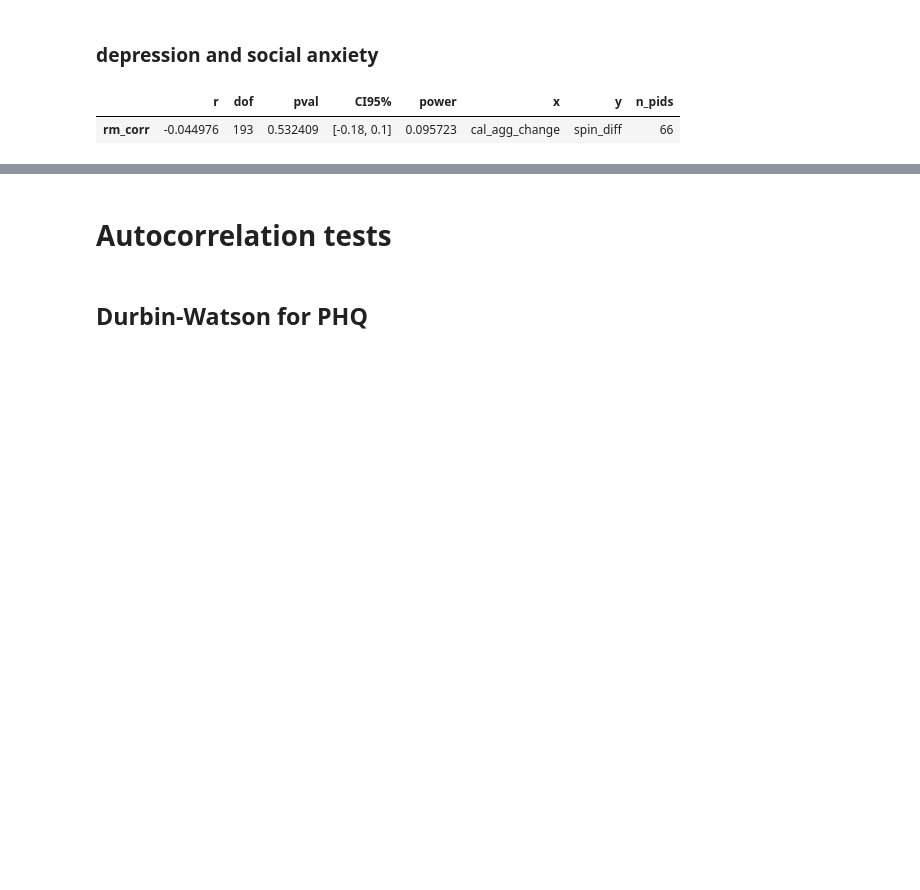
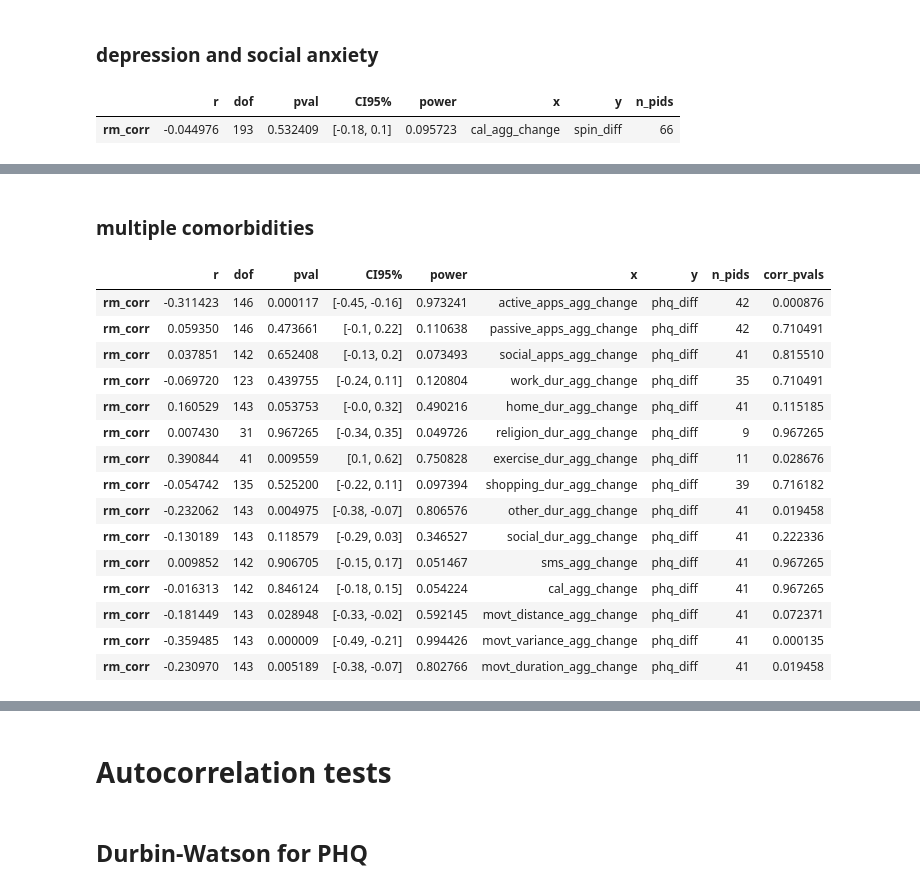
Before and after one commit to tliu526/lifesense, a Jupyter notebook: jmir_notebooks/jmir_review_analysis.ipynb, the cells around one changed output, grey strips where cells are left out. Saved outputs shown, nothing was run; the diff lists cells and outputs as text; code cells hidden in the pictures; blank space fills up the shorter version.

```diff
--- a/jmir_notebooks/jmir_review_analysis.ipynb
+++ b/jmir_notebooks/jmir_review_analysis.ipynb
@@ -1605,0 +1640,22 @@ display_rm_corr(sel_df, sel_features, 'spin_diff')
+# %% [markdown]
+### multiple comorbidities
+# %%
+sel_state_df = phq_corr[phq_corr['baseline_cluster'] == 'dep_anx']
+display_rm_corr(sel_state_df, agg_cols_change, 'phq_diff', True)
+# %% [output]
+|  | r | dof | pval | CI95% | power | x | y | n_pids | corr_pvals |
+| rm_corr | -0.311423 | 146 | 0.000117 | [-0.45, -0.16] | 0.973241 | active_apps_agg_change | phq_diff | 42 | 0.000876 |
+| rm_corr | 0.059350 | 146 | 0.473661 | [-0.1, 0.22] | 0.110638 | passive_apps_agg_change | phq_diff | 42 | 0.710491 |
+| rm_corr | 0.037851 | 142 | 0.652408 | [-0.13, 0.2] | 0.073493 | social_apps_agg_change | phq_diff | 41 | 0.815510 |
+| rm_corr | -0.069720 | 123 | 0.439755 | [-0.24, 0.11] | 0.120804 | work_dur_agg_change | phq_diff | 35 | 0.710491 |
+| rm_corr | 0.160529 | 143 | 0.053753 | [-0.0, 0.32] | 0.490216 | home_dur_agg_change | phq_diff | 41 | 0.115185 |
+| rm_corr | 0.007430 | 31 | 0.967265 | [-0.34, 0.35] | 0.049726 | religion_dur_agg_change | phq_diff | 9 | 0.967265 |
+| rm_corr | 0.390844 | 41 | 0.009559 | [0.1, 0.62] | 0.750828 | exercise_dur_agg_change | phq_diff | 11 | 0.028676 |
+| rm_corr | -0.054742 | 135 | 0.525200 | [-0.22, 0.11] | 0.097394 | shopping_dur_agg_change | phq_diff | 39 | 0.716182 |
+| rm_corr | -0.232062 | 143 | 0.004975 | [-0.38, -0.07] | 0.806576 | other_dur_agg_change | phq_diff | 41 | 0.019458 |
+| rm_corr | -0.130189 | 143 | 0.118579 | [-0.29, 0.03] | 0.346527 | social_dur_agg_change | phq_diff | 41 | 0.222336 |
+| rm_corr | 0.009852 | 142 | 0.906705 | [-0.15, 0.17] | 0.051467 | sms_agg_change | phq_diff | 41 | 0.967265 |
+| rm_corr | -0.016313 | 142 | 0.846124 | [-0.18, 0.15] | 0.054224 | cal_agg_change | phq_diff | 41 | 0.967265 |
+| rm_corr | -0.181449 | 143 | 0.028948 | [-0.33, -0.02] | 0.592145 | movt_distance_agg_change | phq_diff | 41 | 0.072371 |
+| rm_corr | -0.359485 | 143 | 0.000009 | [-0.49, -0.21] | 0.994426 | movt_variance_agg_change | phq_diff | 41 | 0.000135 |
+| rm_corr | -0.230970 | 143 | 0.005189 | [-0.38, -0.07] | 0.802766 | movt_duration_agg_change | phq_diff | 41 | 0.019458 |
```
Also changed, not shown: parts of 32 cells of this notebook.
